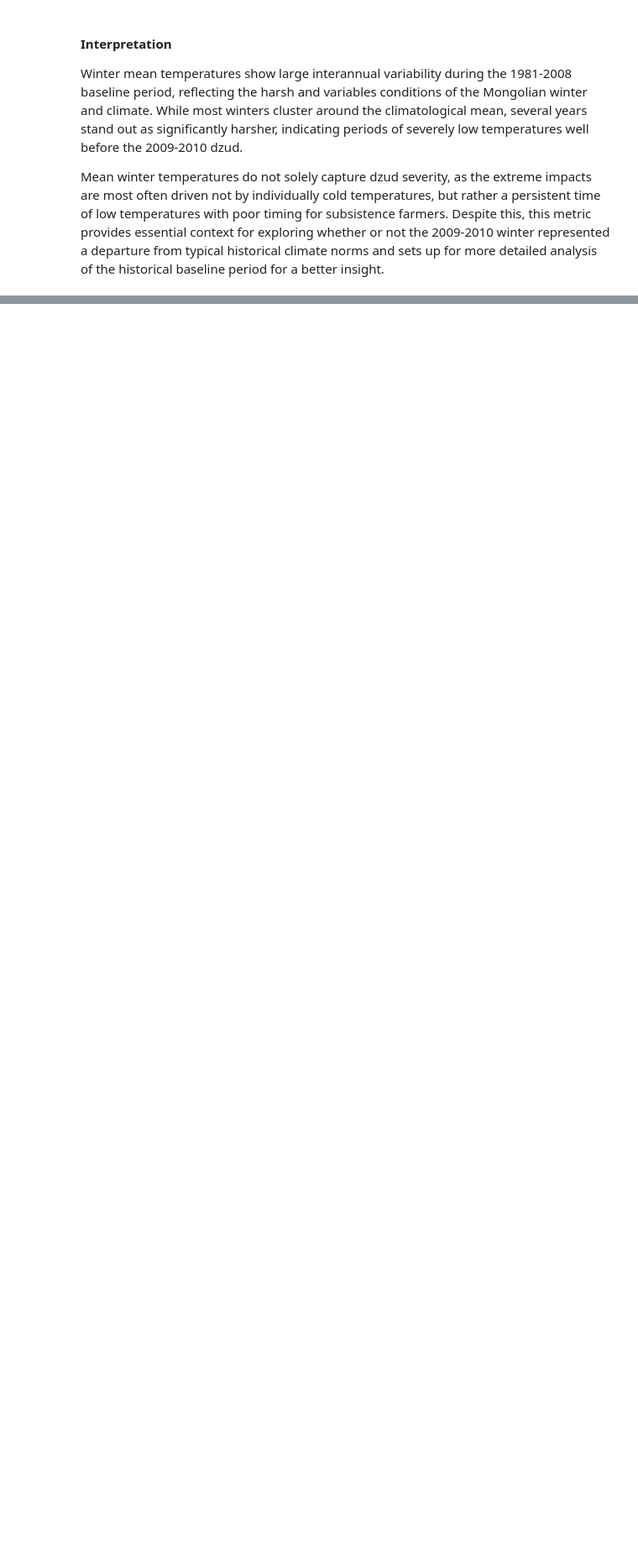
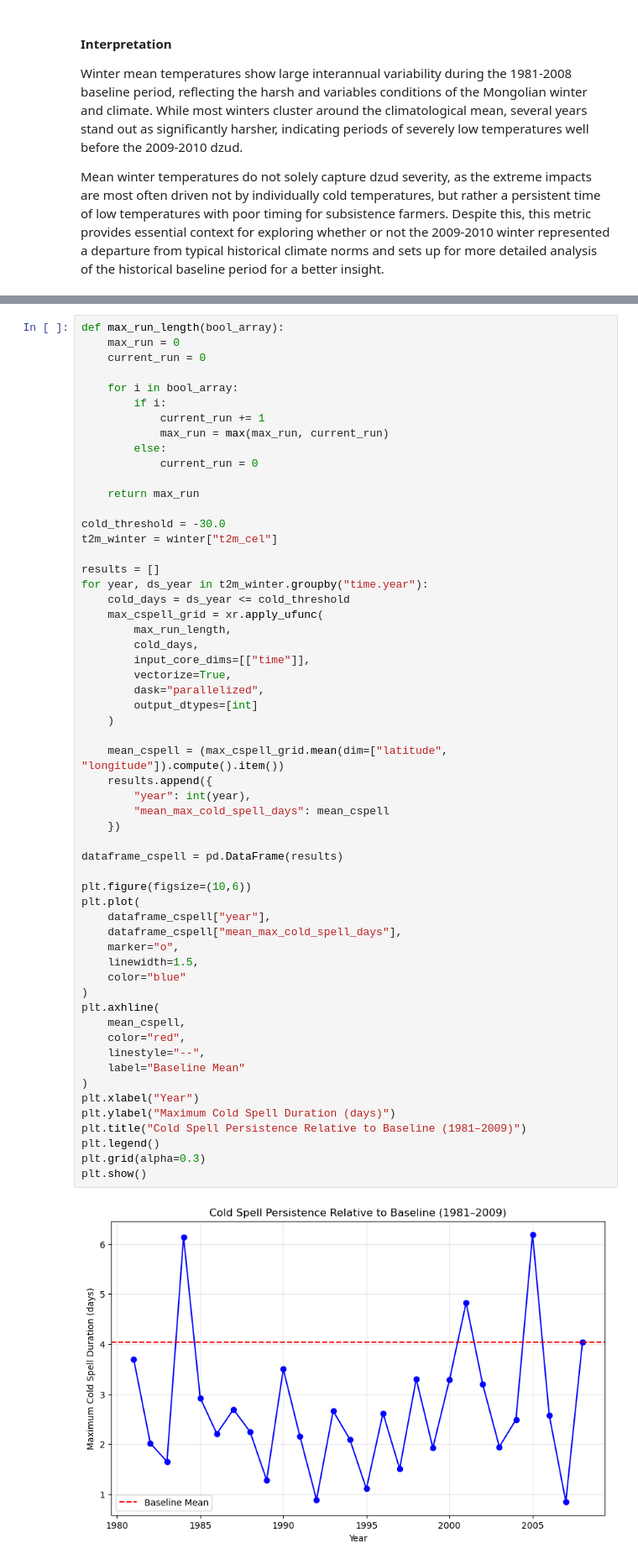
Before and after one commit to sgosmyt2/geospatial-data-projects, a Jupyter notebook: notebooks/MongoliaDzudExtremeWeather.ipynb, the cells around one changed output, grey strips where cells are left out. Shown: that part at 84% size. Drawn from its saved outputs; the diff is of its cells as text; blank space fills up the shorter version.

Commit message:
Added cold spell persistence for historical baseline of Mongolia

```diff
--- a/notebooks/MongoliaDzudExtremeWeather.ipynb
+++ b/notebooks/MongoliaDzudExtremeWeather.ipynb
@@ -253,0 +266,59 @@ Mean winter temperatures do not solely capture dzud severity, as the extreme imp
+# %%
+def max_run_length(bool_array):
+    max_run = 0
+    current_run = 0
+
+    for i in bool_array:
+        if i:
+            current_run += 1
+            max_run = max(max_run, current_run)
+        else:
+            current_run = 0
+
+    return max_run
+
+cold_threshold = -30.0
+t2m_winter = winter["t2m_cel"]
+
+results = []
+for year, ds_year in t2m_winter.groupby("time.year"):
+    cold_days = ds_year <= cold_threshold
+    max_cspell_grid = xr.apply_ufunc(
+        max_run_length,
+        cold_days,
+        input_core_dims=[["time"]],
+        vectorize=True,
+        dask="parallelized",
+        output_dtypes=[int]
+    )
+
+    mean_cspell = (max_cspell_grid.mean(dim=["latitude", "longitude"]).compute().item())
+    results.append({
+        "year": int(year),
+        "mean_max_cold_spell_days": mean_cspell
+    })
+
+dataframe_cspell = pd.DataFrame(results)
+
+plt.figure(figsize=(10,6))
+plt.plot(
+    dataframe_cspell["year"],
+    dataframe_cspell["mean_max_cold_spell_days"],
+    marker="o",
+    linewidth=1.5,
+    color="blue"
+)
+plt.axhline(
+    mean_cspell,
+    color="red",
+    linestyle="--",
+    label="Baseline Mean"
+)
+plt.xlabel("Year")
+plt.ylabel("Maximum Cold Spell Duration (days)")
+plt.title("Cold Spell Persistence Relative to Baseline (1981–2009)")
+plt.legend()
+plt.grid(alpha=0.3)
+plt.show()
+# %% [output]
+[figure, added]
```
Also changed, not shown: parts of 3 cells of this notebook.
